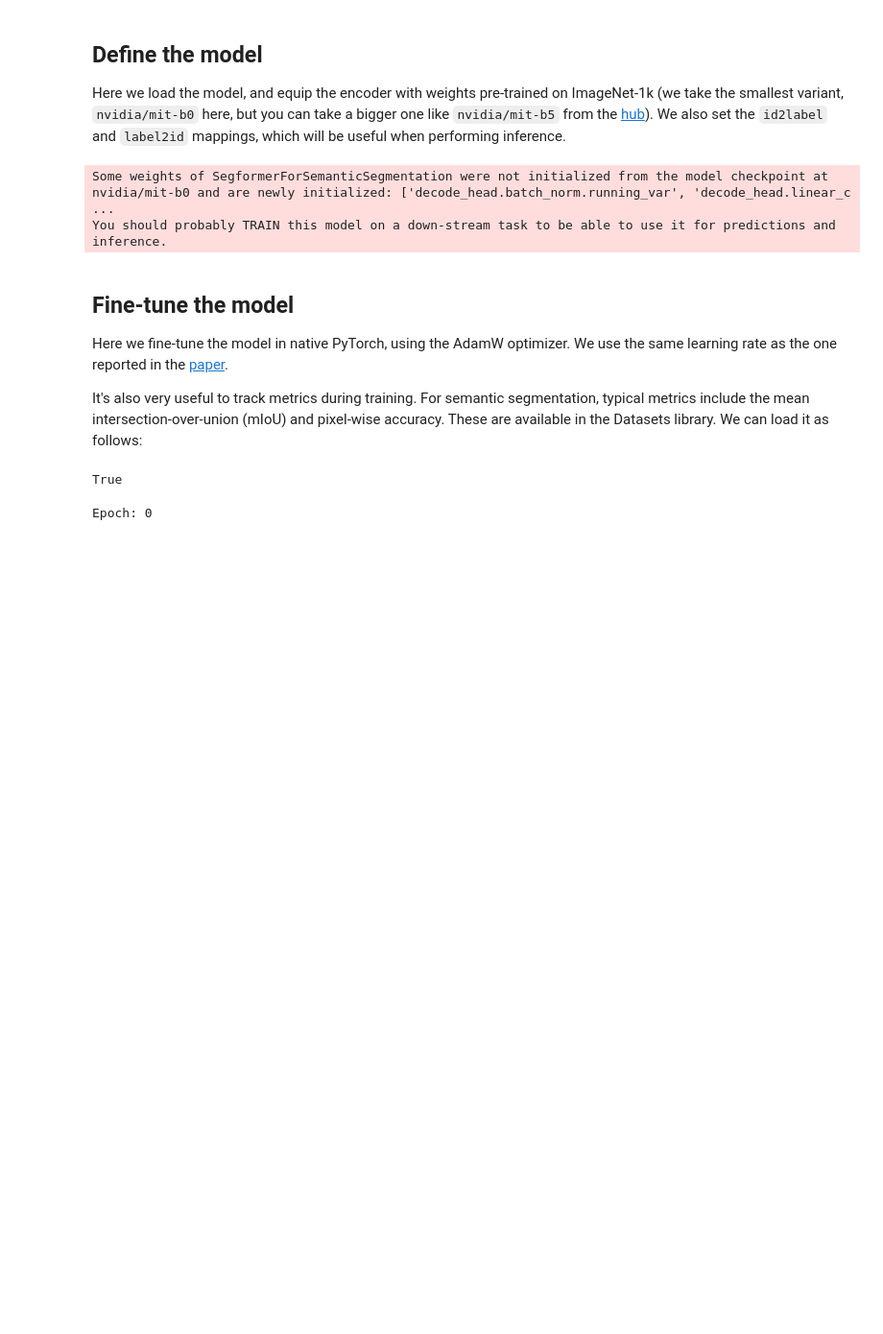
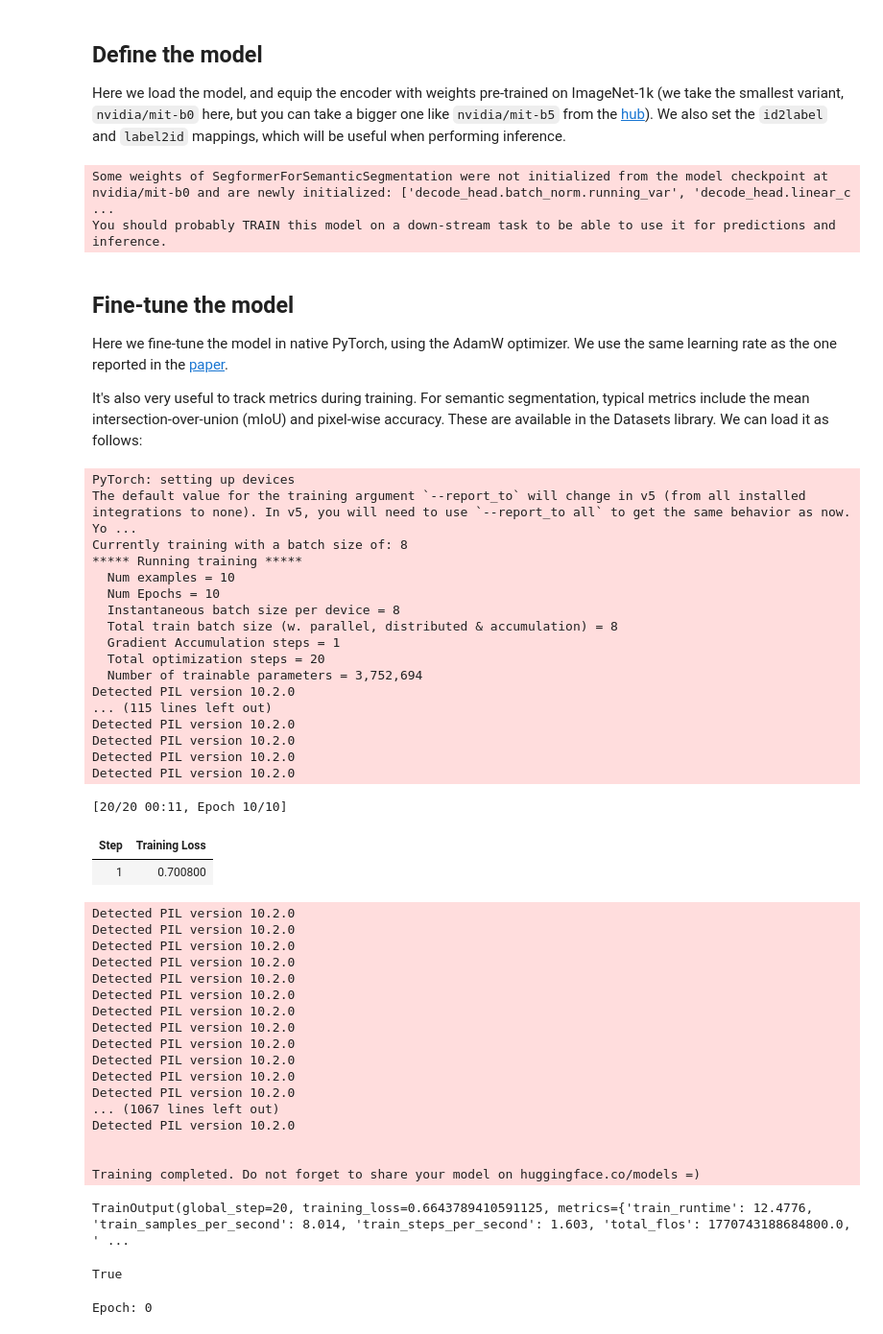
Before and after one commit to eliaweiss/tstSegFormer, a Jupyter notebook: Fine_tune_SegFormer_on_custom_dataset.ipynb, the cells around one changed output. Shown at 96% size. Saved outputs shown, nothing was run; the diff lists cells and outputs as text; code cells hidden in the pictures; blank space fills up the shorter version.

```diff
--- a/Fine_tune_SegFormer_on_custom_dataset.ipynb
+++ b/Fine_tune_SegFormer_on_custom_dataset.ipynb
@@ -207,6 +215,73 @@ It's also very useful to track metrics during training. For semantic segmentatio
 import evaluate
 
 metric = evaluate.load("mean_iou")
+# %%
+
+# Define training arguments for HF Trainer, including TensorBoard logging
+training_args = TrainingArguments(
+    output_dir="./results",  # Output directory
+    logging_dir="./logs",    # Directory for logs
+    logging_strategy="steps",  # Log every `logging_steps` steps
+    logging_steps=100,
+    logging_first_step=True,
+    logging_nan_inf_filter=True,
+    # logging_steps_reset_on_file_change=True,
+    log_level="debug",
+    num_train_epochs=10,
+    # ... other training arguments as needed
+)
+
+# Create the Trainer instance
+trainer = Trainer(
+    model=model,
+    args=training_args,
+    train_dataset=train_dataset,
+    eval_dataset=valid_dataset,
+    data_collator=None,  # Not needed for Segformer models
+    compute_metrics=metric.compute,  # Pass the metric for evaluation
+)
+
+# Start training with TensorBoard logging
+trainer.train()
+# %% [output]
+PyTorch: setting up devices
+The default value for the training argument `--report_to` will change in v5 (from all installed integrations to none). In v5, you will need to use `--report_to all` to get the same behavior as now. Yo ...
+Currently training with a batch size of: 8
+***** Running training *****
+  Num examples = 10
+  Num Epochs = 10
+  Instantaneous batch size per device = 8
+  Total train batch size (w. parallel, distributed & accumulation) = 8
+  Gradient Accumulation steps = 1
+  Total optimization steps = 20
+  Number of trainable parameters = 3,752,694
+Detected PIL version 10.2.0
+... (115 lines left out)
+Detected PIL version 10.2.0
+Detected PIL version 10.2.0
+Detected PIL version 10.2.0
+Detected PIL version 10.2.0
+[20/20 00:11, Epoch 10/10]
+| Step | Training Loss |
+| 1 | 0.700800 |
+Detected PIL version 10.2.0
+Detected PIL version 10.2.0
+Detected PIL version 10.2.0
+Detected PIL version 10.2.0
+Detected PIL version 10.2.0
+Detected PIL version 10.2.0
+Detected PIL version 10.2.0
+Detected PIL version 10.2.0
+Detected PIL version 10.2.0
+Detected PIL version 10.2.0
+Detected PIL version 10.2.0
+Detected PIL version 10.2.0
+... (1067 lines left out)
+Detected PIL version 10.2.0
+
+
+Training completed. Do not forget to share your model on huggingface.co/models =)
+TrainOutput(global_step=20, training_loss=0.6643789410591125, metrics={'train_runtime': 12.4776, 'train_samples_per_second': 8.014, 'train_steps_per_second': 1.603, 'total_flos': 1770743188684800.0, ' ...
 # %%
 image_processor.do_reduce_labels
 # %% [output]
```
Also changed, not shown: parts of 2 cells of this notebook, 1 other file.
